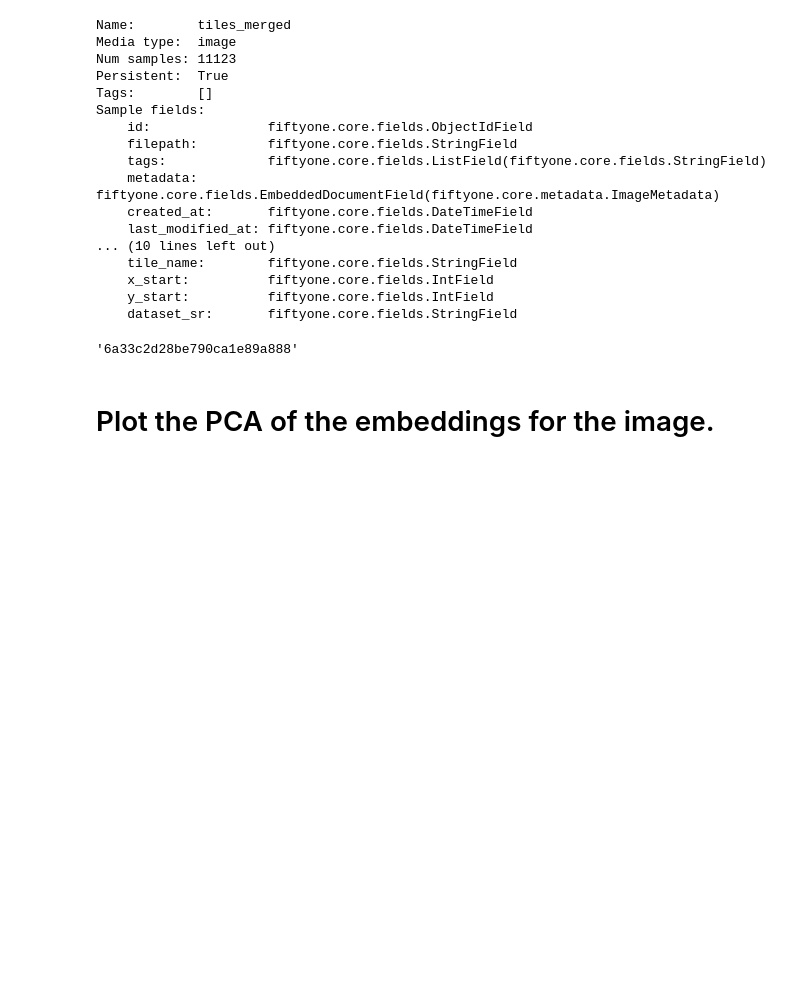
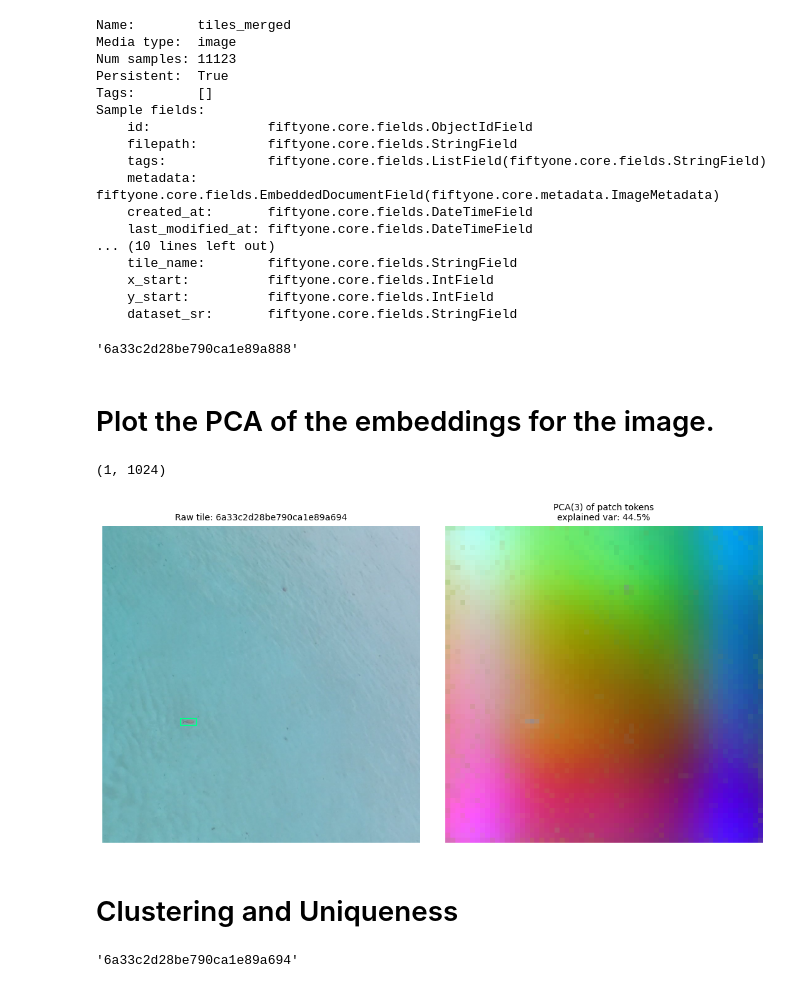
Before and after one commit to emanuel-gf/Dugongs_IRISA-MARBEC-LIRMM, a Jupyter notebook: chapter3/first_steps.ipynb, the cells around one changed output. Cells and saved outputs as stored; diff of their text form; code cells hidden in the pictures; blank space fills up the shorter version.

```diff
--- a/chapter3/first_steps.ipynb
+++ b/chapter3/first_steps.ipynb
@@ -1739,4 +1747,4 @@ fo.list_datasets()
 # %%
-dataset = fo.load_dataset("FLPLAN")
+dataset = fo.load_dataset("tiles_merged")
 dataset
 # %% [output]
@@ -2539,0 +2561,76 @@ fig, (raw_self, raw_cross) = plot_cross_image_similarity(
+# %%
+norm_embding[num_random].reshape(1,-1).shape
+# %% [output]
+(1, 1024)
+# %%
+# ── PCA of patch tokens within ONE tile -> spatial RGB feature map ──────────
+from sklearn.decomposition import PCA
+import numpy as np
+
+def pca_patch_tokens_to_rgb(patch_tokens: torch.Tensor, grid_h: int, grid_w: int):
+    """
+    Fits PCA across the patch tokens of a SINGLE image (one row per patch),
+    projects onto the first 3 components, and reshapes into a spatial RGB
+    feature map of shape (grid_h, grid_w, 3), each channel normalised to [0,1].
+    """
+    tokens_np = patch_tokens.float().numpy()   # (n_patches, dim)
+
+    pca = PCA(n_components=3)
+    coords_3d = pca.fit_transform(tokens_np)    # (n_patches, 3)
+
+    # Normalise each component independently to [0, 1]
+    coords_norm = np.zeros_like(coords_3d)
+    for i in range(3):
+        c = coords_3d[:, i]
+        coords_norm[:, i] = (c - c.min()) / (c.max() - c.min() + 1e-8)
+
+    rgb_map = coords_norm.reshape(grid_h, grid_w, 3)
+    return rgb_map, pca.explained_variance_ratio_
+
+
+# ── Run on one tile, plot side by side with the raw image ───────────────────
+tile_id = "6a33c2d28be790ca1e89a694"
+sample  = dataset[tile_id]
+pil_img = Image.open(sample.filepath).convert("RGB")
+
+patch_tokens, grid_h, grid_w = extract_patch_tokens(
+    pil_img, processor, base_model, STRIDE, N_REGISTERS, DEVICE,
+)
+
+rgb_map, explained_var = pca_patch_tokens_to_rgb(patch_tokens, grid_h, grid_w)
+
+fig, axes = plt.subplots(1, 2, figsize=(11, 5.5))
+
+axes[0].imshow(np.array(pil_img))
+if sample.ground_truth and sample.ground_truth.detections:
+    img_w, img_h = pil_img.size
+    for det in sample.ground_truth.detections:
+        bx, by, bw, bh = det.bounding_box
+        rect = mpatches.Rectangle(
+            (bx * img_w, by * img_h), bw * img_w, bh * img_h,
+            linewidth=1.5, edgecolor="#00ff88", facecolor="none",
+        )
+        axes[0].add_patch(rect)
+axes[0].set_title(f"Raw tile: {tile_id}", fontsize=10)
+axes[0].axis("off")
+
+axes[1].imshow(rgb_map)
+axes[1].set_title(
+    f"PCA(3) of patch tokens\nexplained var: {explained_var.sum():.1%}",
+    fontsize=10,
+)
+axes[1].axis("off")
+
+plt.tight_layout()
+plt.show()
+# %% [output]
+[figure, added]
+# %% [markdown]
+# Clustering and Uniqueness
+# %%
+from fiftyone import ViewField
+dataset.match(
+    ViewField("type_label").contains_str("positive")
+).values('id')[1000]
+# %% [output]
+'6a33c2d28be790ca1e89a694'
```
Also changed, not shown: parts of 10 cells of this notebook, 6 other files.
